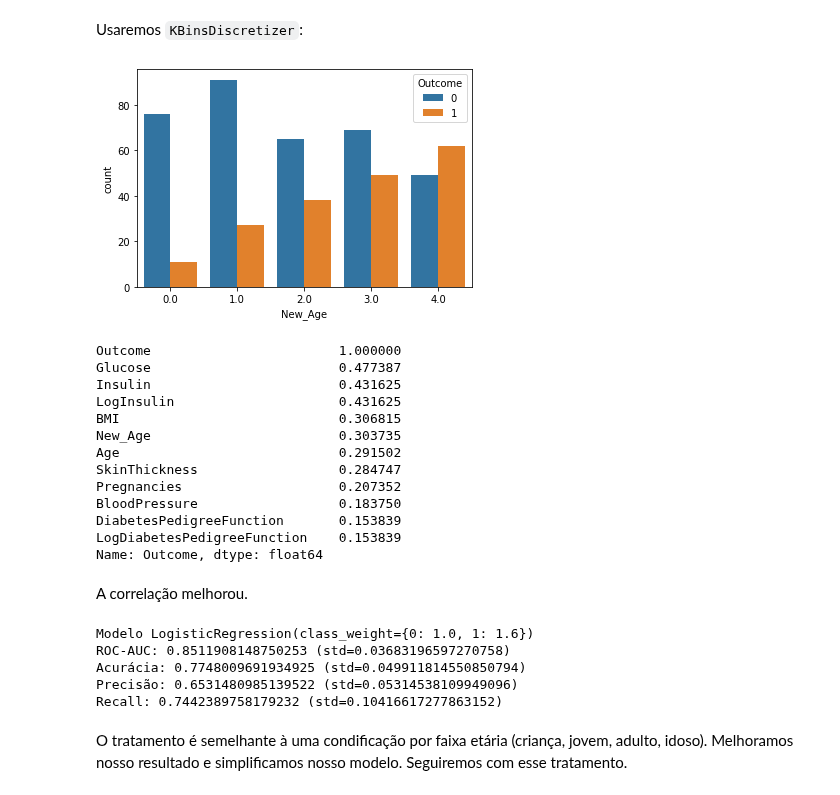
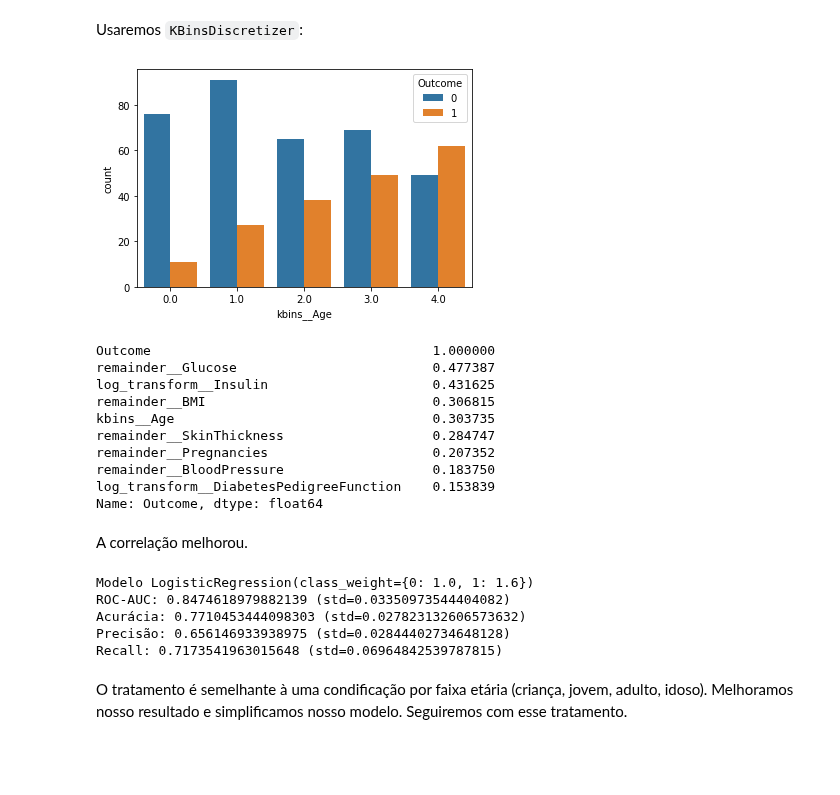
Before and after one commit to franklinzppa/diabetes-classification, a Jupyter notebook: diabetes-clf.ipynb, the cells around one changed output. Saved outputs shown, nothing was run; the diff lists cells and outputs as text; code cells hidden in the pictures; blank space fills up the shorter version.

Commit message:
finished corrections to models

```diff
--- a/diabetes-clf.ipynb
+++ b/diabetes-clf.ipynb
@@ -1038,41 +999,49 @@ X_train_bins.head()
 # %% [markdown]
 Usaremos `KBinsDiscretizer`:
+# %%
+# KBins
+
+imp = KNNImputer(n_neighbors=13)
+log_transform = FunctionTransformer(np.log, feature_names_out='one-to-one')
+kbins = KBinsDiscretizer(n_bins=5, encode='ordinal', strategy='quantile')
+
+ct = ColumnTransformer([('log_transform', log_transform, ['Insulin', 'DiabetesPedigreeFunction']),
+                        ('kbins', kbins, ['Age'])
+                       ], remainder='passthrough')
+
+
+tr_pipeline = Pipeline([('imputer', imp), ('ct', ct)]).set_output(transform='pandas')
+
+X_train_bins = tr_pipeline.fit_transform(X_train)
 # %%
-kbins = KBinsDiscretizer(n_bins=5, encode='ordinal', strategy='quantile')
-X_train_bins["New_Age"] = kbins.fit_transform(X_train_bins[['Age']])
+# Verificando a nova feature discretizada
 
-sns.countplot(data=X_train_bins.join(y_train), x="New_Age", hue='Outcome');
+sns.countplot(data=X_train_bins.join(y_train), x="kbins__Age", hue='Outcome');
 # %% [output]
-[figure, old version]
+[figure, new version]
 # %%
 correlacao(X_train_bins.join(y_train))
 # %% [output]
-Outcome                        1.000000
-Glucose                        0.477387
-Insulin                        0.431625
-LogInsulin                     0.431625
-BMI                            0.306815
-New_Age                        0.303735
-Age                            0.291502
-SkinThickness                  0.284747
-Pregnancies                    0.207352
-BloodPressure                  0.183750
-DiabetesPedigreeFunction       0.153839
-LogDiabetesPedigreeFunction    0.153839
+Outcome                                    1.000000
+remainder__Glucose                         0.477387
+log_transform__Insulin                     0.431625
+remainder__BMI                             0.306815
+kbins__Age                                 0.303735
+remainder__SkinThickness                   0.284747
+remainder__Pregnancies                     0.207352
+remainder__BloodPressure                   0.183750
+log_transform__DiabetesPedigreeFunction    0.153839
 Name: Outcome, dtype: float64
 # %% [markdown]
 A correlação melhorou.
-# %%
-std = StandardScaler()
-log_clf = LogisticRegression(class_weight={0:1.0, 1:1.6})
-
-validacao_cruzada(X_train_bins, y_train, log_clf, treatment=std)
-# %% [output]
-Modelo LogisticRegression(class_weight={0: 1.0, 1: 1.6})
-ROC-AUC: 0.8511908148750253 (std=0.03683196597270758)
-Acurácia: 0.7748009691934925 (std=0.049911814550850794)
-Precisão: 0.6531480985139522 (std=0.05314538109949096)
-Recall: 0.7442389758179232 (std=0.10416617277863152)
+# %%
+validacao_cruzada(X_train_bins, y_train, log_clf, treatment=std)
+# %% [output]
+Modelo LogisticRegression(class_weight={0: 1.0, 1: 1.6})
+ROC-AUC: 0.8474618979882139 (std=0.03350973544404082)
+Acurácia: 0.7710453444098303 (std=0.027823132606573632)
+Precisão: 0.656146933938975 (std=0.02844402734648128)
+Recall: 0.7173541963015648 (std=0.06964842539787815)
 # %% [markdown]
 O tratamento é semelhante à uma condificação por faixa etária (criança, jovem, adulto, idoso). Melhoramos nosso resultado e simplificamos nosso modelo. Seguiremos com esse tratamento.
 # %% [markdown]
```
Also changed, not shown: parts of 62 cells of this notebook, 1 other file.
